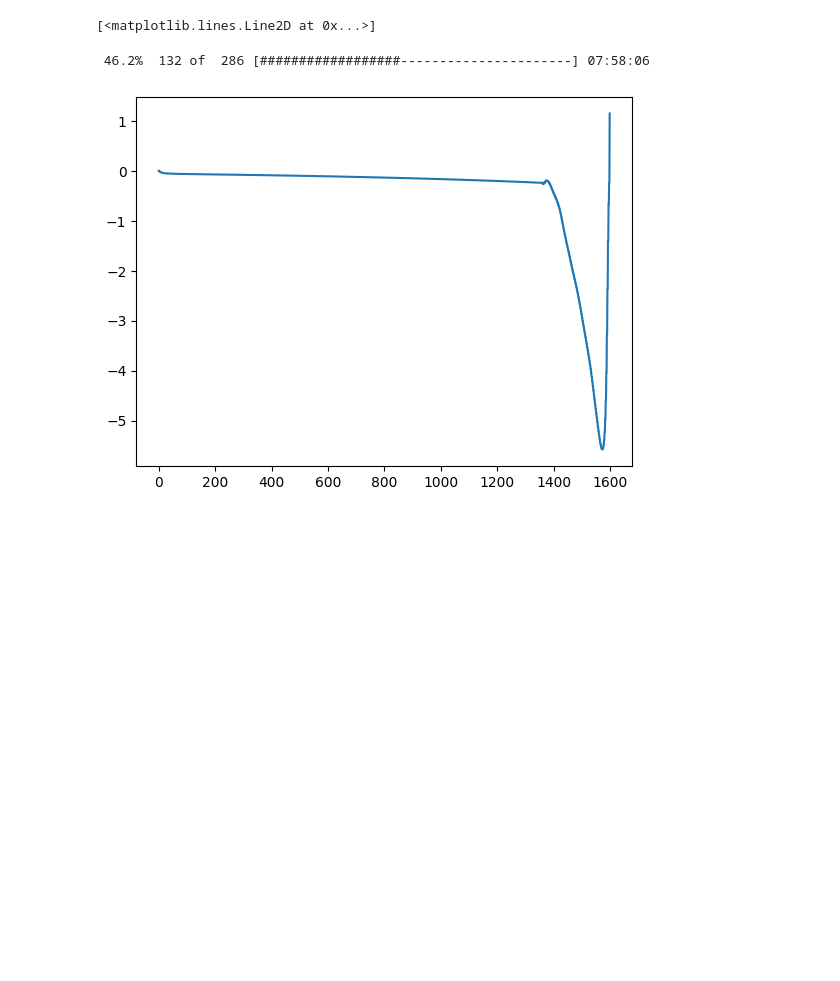
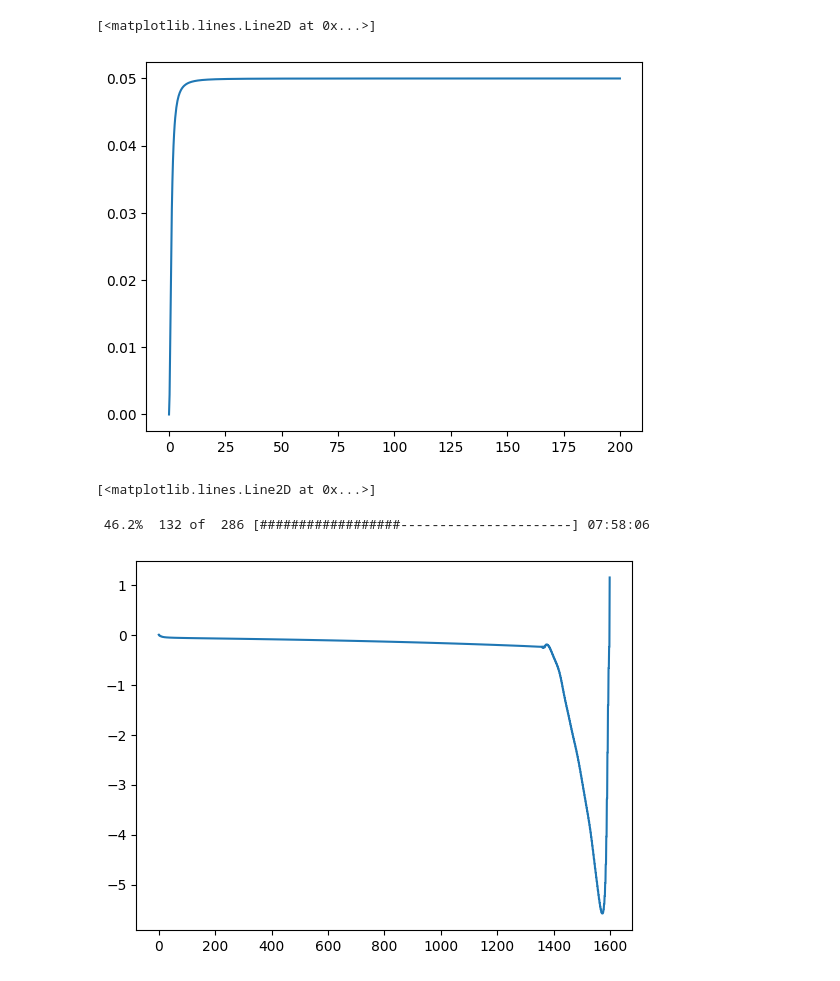
Before and after one commit to ebutler414/OQuPy, a Jupyter notebook: lower_coupling.ipynb, the cells around one changed output. Drawn from its saved outputs; the diff is of its cells as text; code cells hidden in the pictures; blank space fills up the shorter version.

```diff
--- a/lower_coupling.ipynb
+++ b/lower_coupling.ipynb
@@ -123,3 +117,12 @@ Text(0.5, 0, '$ t$ [ps]')
+# %%
+alpha=0.05
+omega_c=1
+def IBM_heat_ohmic(t):
+    return (alpha*omega_c**3 * t**2 )/(1+ omega_c**3 * t**2)
+plt.plot(t,IBM_heat_ohmic(t))
+# %% [output]
+[<matplotlib.lines.Line2D at 0x...>]
+[figure, added]
 # %%
 plt.plot(gradcf['gradient'])
 # %% [output]
```
Also changed, not shown: parts of 2 cells of this notebook, 1 other file.
